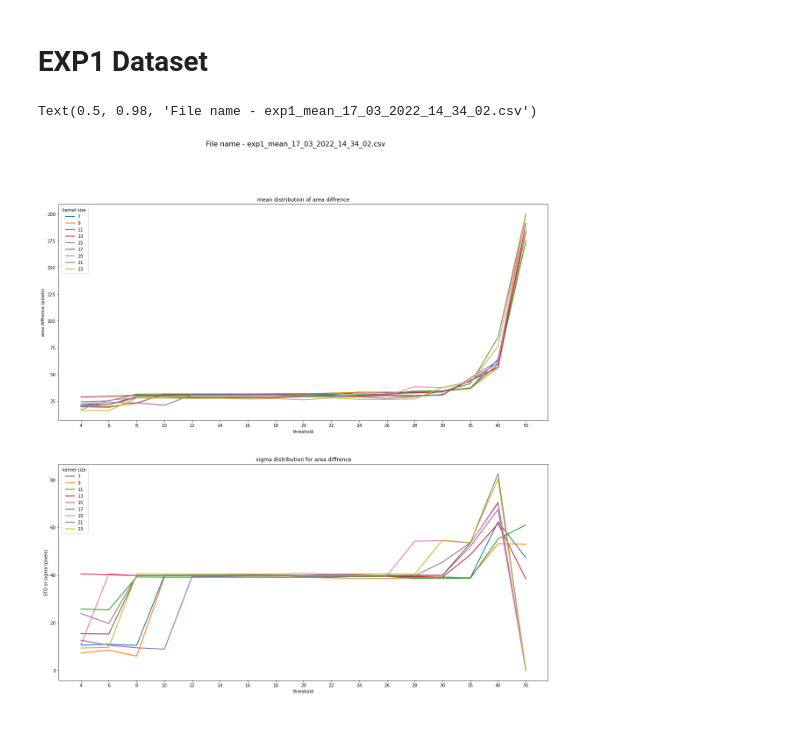
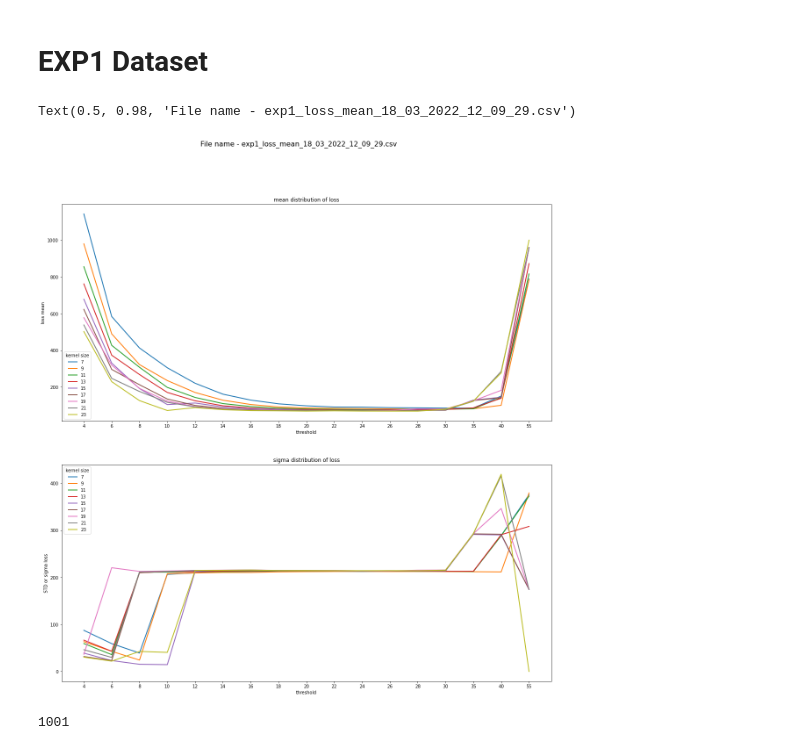
Before and after one commit to ankurrajw/Pi-Pupil-Detection, a Jupyter notebook: Windows/dataManipulation.ipynb, the cells around one changed output. Drawn from its saved outputs; the diff is of its cells as text; code cells hidden in the pictures.

```diff
--- a/Windows/dataManipulation.ipynb
+++ b/Windows/dataManipulation.ipynb
@@ -60,8 +60,9 @@ metrix_threshold_and_kernel
 | 19 | 10 | 10 | 10 | 10 | 10 | 10 | 10 | 10 | 10 | 10 | 10 | ... |
 | 21 | 10 | 10 | 10 | 10 | 10 | 10 | 10 | 10 | 10 | 10 | 10 | ... |
 # %%
-mean_data = pd.read_csv(r"C:\Users\Ankur\Desktop\Uni Siegen\SEM5\Eye Detection\Project-code-Ankur\master-thesis-eye-tracking\Results\mean17_03_2022_13_40_36.csv",index_col=0)
-sigma_data = pd.read_csv(r"C:\Users\Ankur\Desktop\Uni Siegen\SEM5\Eye Detection\Project-code-Ankur\master-thesis-eye-tracking\Results\sigma17_03_2022_13_40_36.csv",index_col=0)
+path_mean = r"C:\Users\Ankur\Desktop\Uni Siegen\SEM5\Eye Detection\Project-code-Ankur\master-thesis-eye-tracking\Data\exp2\exp2_loss_mean_18_03_2022_12_33_28.csv"
+mean_data = pd.read_csv(path_mean,index_col=0)
+sigma_data = pd.read_csv(r"C:\Users\Ankur\Desktop\Uni Siegen\SEM5\Eye Detection\Project-code-Ankur\master-thesis-eye-tracking\Data\exp2\exp2_loss_sigma_18_03_2022_12_33_28.csv",index_col=0)
 # %%
 mean_data.head()
 # %% [output]
@@ -78,16 +79,20 @@ os.path.basename(path)
 'Results'
 # %%
 fig, ax = plt.subplots(nrows=2,ncols=1,figsize=(20, 20))
+
 ax[0].set_xlabel("threshold")
-ax[0].set_ylabel("area diffrence (pixels)")
-ax[0].set_title("mean distribution of area diffrence")
-
+ax[0].set_ylabel("loss mean")
+ax[0].set_title("mean distribution of loss")
+ax[0].grid()
 ax[1].set_xlabel("threshold")
-ax[1].set_ylabel("STD or sigma (pixels)")
-ax[1].set_title("sigma distribution for area diffrence")
+ax[1].set_ylabel("STD or sigma loss")
+ax[1].set_title("sigma distribution of loss")
+ax[1].grid()
 for label in mean_data.index:
     ax[0].plot(mean_data.columns,mean_data.loc[label],label=label,linewidth = 2)
     ax[1].plot(sigma_data.columns,sigma_data.loc[label],label=label, linewidth = 2)
 ax[0].legend(title = "kernel size")
 ax[1].legend(title = "kernel size")
+
+fig.suptitle('File name - {}'.format(os.path.basename(path_mean)), fontsize=16)
 # %% [output]
@@ -100,24 +105,30 @@ np.shape(mean_data.loc[9])
 # %% [markdown]
 # EXP1 Dataset
 # %%
-path_mean = r"C:\Users\Ankur\Desktop\Uni Siegen\SEM5\Eye Detection\Project-code-Ankur\master-thesis-eye-tracking\Data\exp1\exp1_mean_17_03_2022_14_34_02.csv"
+path_mean = r"C:\Users\Ankur\Desktop\Uni Siegen\SEM5\Eye Detection\Project-code-Ankur\master-thesis-eye-tracking\Data\exp1\exp1_loss_mean_18_03_2022_12_09_29.csv"
 mean_data = pd.read_csv(path_mean,index_col=0)
-sigma_data = pd.read_csv(r"C:\Users\Ankur\Desktop\Uni Siegen\SEM5\Eye Detection\Project-code-Ankur\master-thesis-eye-tracking\Data\exp1\exp1_sigma_17_03_2022_14_34_02.csv",index_col=0)
+sigma_data = pd.read_csv(r"C:\Users\Ankur\Desktop\Uni Siegen\SEM5\Eye Detection\Project-code-Ankur\master-thesis-eye-tracking\Data\exp1\exp1_loss_sigma_18_03_2022_12_09_29.csv",index_col=0)
 # %%
 fig, ax = plt.subplots(nrows=2,ncols=1,figsize=(20, 20))
 ax[0].set_xlabel("threshold")
-ax[0].set_ylabel("area diffrence (pixels)")
-ax[0].set_title("mean distribution of area diffrence")
+ax[0].set_ylabel("loss mean")
+ax[0].set_title("mean distribution of loss")
 
 ax[1].set_xlabel("threshold")
-ax[1].set_ylabel("STD or sigma (pixels)")
-ax[1].set_title("sigma distribution for area diffrence")
+ax[1].set_ylabel("STD or sigma loss")
+ax[1].set_title("sigma distribution of loss")
 for label in mean_data.index:
     ax[0].plot(mean_data.columns,mean_data.loc[label],label=label,linewidth = 2)
     ax[1].plot(sigma_data.columns,sigma_data.loc[label],label=label, linewidth = 2)
 ax[0].legend(title = "kernel size")
 ax[1].legend(title = "kernel size")
 fig.suptitle('File name - {}'.format(os.path.basename(path_mean)), fontsize=16)
 # %% [output]
-Text(0.5, 0.98, 'File name - exp1_mean_17_03_2022_14_34_02.csv')
+Text(0.5, 0.98, 'File name - exp1_loss_mean_18_03_2022_12_09_29.csv')
-[figure, old version]
+[figure, new version]
+# %%
+num_initial_contours = 0
+
+1 + 1000 if (num_initial_contours == 0) else 0
+# %% [output]
+1001
```
Also changed, not shown: parts of 2 cells of this notebook.
